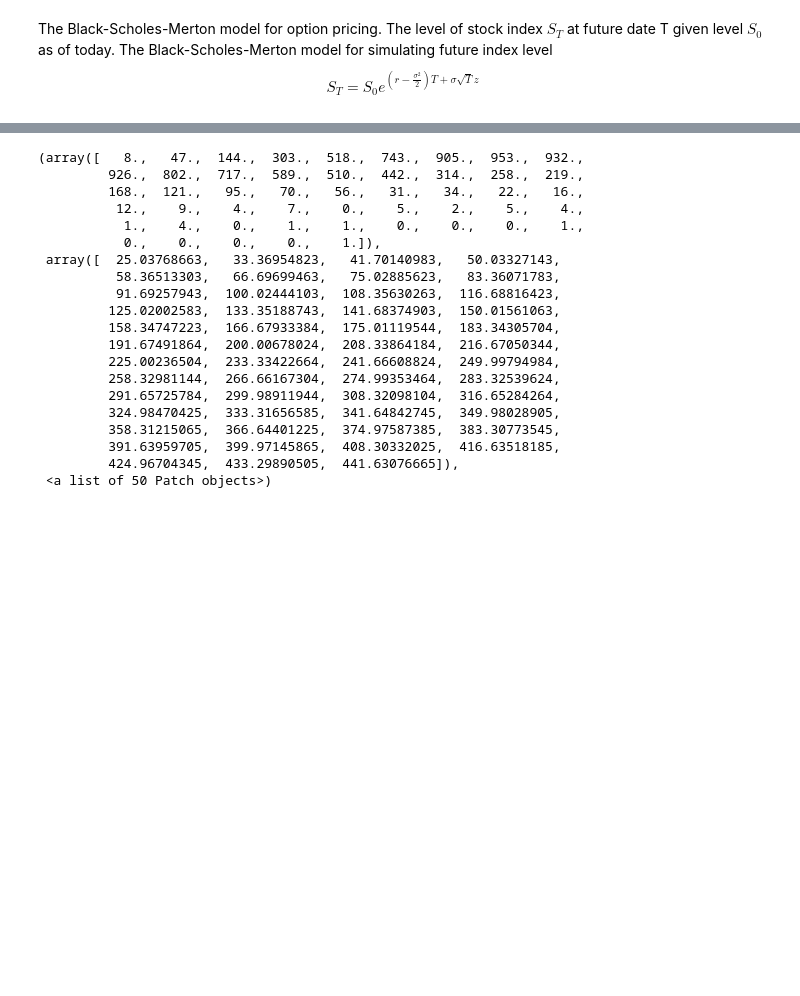
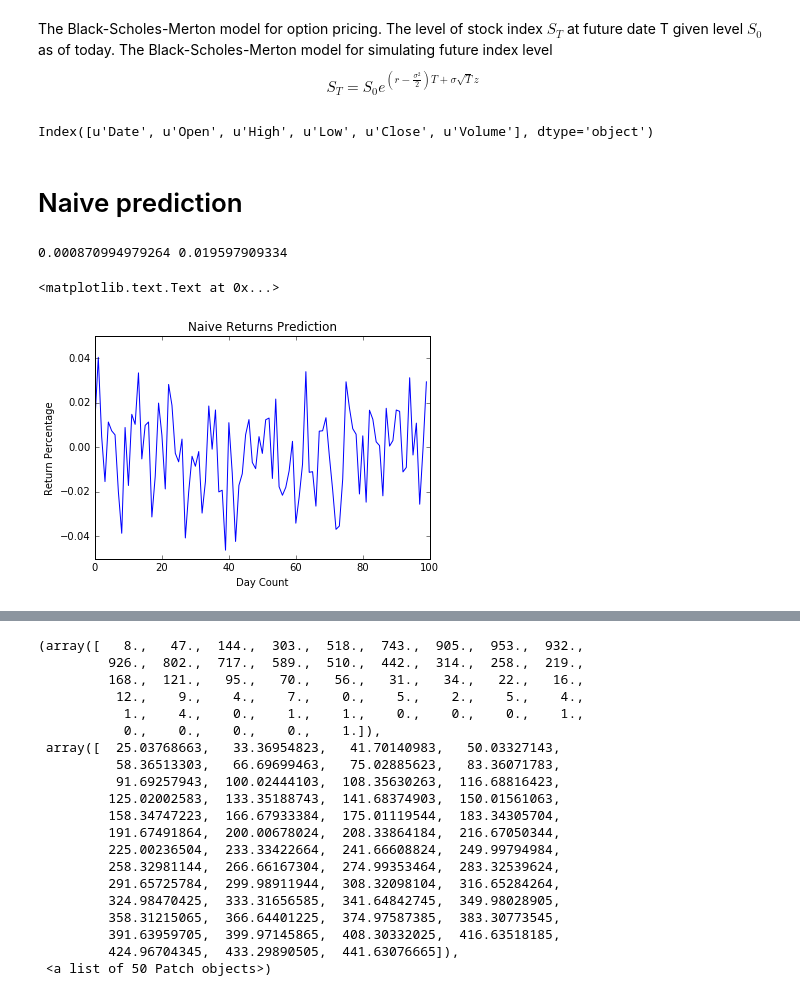
Before and after one commit to AM207-project/AM207_MC_stock_derivatives, a Jupyter notebook: work/Kevin/Chapter 10 Stochastic Processes.ipynb, the cells around one changed output, grey strips where cells are left out. Cells and saved outputs as stored; diff of their text form; code cells hidden in the pictures; blank space fills up the shorter version.

Commit message:
Naive and less naive returns prediction

```diff
--- a/work/Kevin/Chapter 10 Stochastic Processes.ipynb
+++ b/work/Kevin/Chapter 10 Stochastic Processes.ipynb
@@ -7,3 +8,29 @@ import numpy.random as npr
 The Black-Scholes-Merton model for option pricing. The level of stock index $S_T$ at future date T given level $S_0$ as of today.
 The Black-Scholes-Merton model for simulating future index level
 $$S_T = S_0 e^{(r-\frac{\sigma^2}{2})T + \sigma\sqrt{T}z}$$
+# %%
+googl = pd.read_csv('/Users/Kevin/Desktop/207/AM207_MC_stock_derivatives/data/googl.csv')
+jpm = pd.read_csv('/Users/Kevin/Desktop/207/AM207_MC_stock_derivatives/data/jpm.csv')
+msft = pd.read_csv('/Users/Kevin/Desktop/207/AM207_MC_stock_derivatives/data/msft.csv')
+sp500 = pd.read_csv('/Users/Kevin/Desktop/207/AM207_MC_stock_derivatives/data/sp500.csv')
+# %%
+googl['Close'].head()
+googl.columns
+# %% [output]
+Index([u'Date', u'Open', u'High', u'Low', u'Close', u'Volume'], dtype='object')
+# %% [markdown]
+# Naive prediction
+# %%
+# Naive prediction
+def naive_predict_return(returns, t_horizon, n_iters):
+    # Find mean and std of history prices
+    avg_pct_change = returns.mean()
+    std = returns.std()
+
+    # Assume return is normally distributed
+    # returns: n_iters x t_horizon matrix
+    results = []
+    print avg_pct_change, std
+    for i in range(n_iters):
+        results.append(np.random.normal(loc=avg_pct_change, scale=std, size=t_horizon))
+    return results
@@ -9,0 +53,10 @@ $$S_T = S_0 e^{(r-\frac{\sigma^2}{2})T + \sigma\sqrt{T}z}$$
+# %%
+r = naive_predict_return(googl['Close'].pct_change(), 100, 20)
+plt.title("Naive Returns Prediction")
+plt.plot(r[0])
+plt.xlabel("Day Count")
+plt.ylabel("Return Percentage")
+# %% [output]
+0.000870994979264 0.019597909334
+<matplotlib.text.Text at 0x...>
+[figure, added]
```
Also changed, not shown: parts of 3 cells of this notebook.
